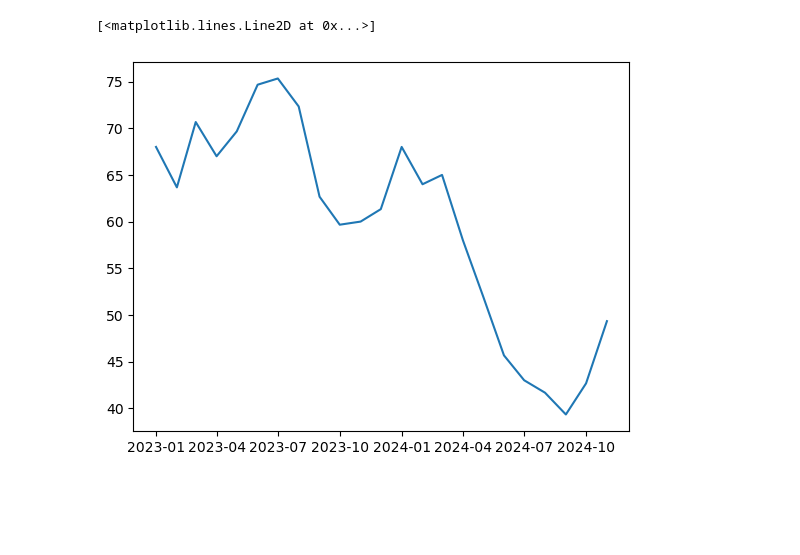
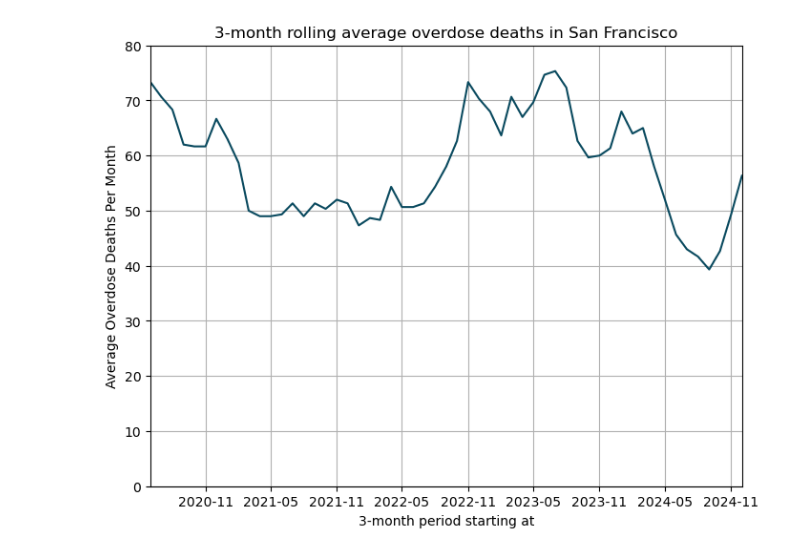
Before and after one commit to jokohn/sf_addiction_charts, a Jupyter notebook: Workspace.ipynb, the cells around one changed output. Saved outputs shown, nothing was run; the diff lists cells and outputs as text; code cells hidden in the pictures; blank space fills up the shorter version.

Commit message:
Fully functional generators for charts

```diff
--- a/Workspace.ipynb
+++ b/Workspace.ipynb
@@ -4,9 +5,9 @@ from matplotlib import pyplot
 from datetime import datetime
 from dateutil.relativedelta import relativedelta
 # %%
-overdoses = pandas.read_csv('overdose_deaths.csv')
-overdose_calls = pandas.read_csv('overdose_calls.csv')
-medication_treatment = pandas.read_csv('treatment.csv')
+deaths = read_csv('overdose_deaths.csv')
+calls = read_csv('overdose_calls.csv')
+medication_treatment = read_csv('treatment.csv')
 # %%
 buprenorphine = medication_treatment[medication_treatment['metric'] == 'Buprenorphine'].sort_values(by='year')
 methadone = medication_treatment[medication_treatment['metric'] == 'Methadone'].sort_values(by='year')
@@ -15,21 +16,35 @@ admissions = medication_treatment[medication_treatment['metric'] == 'SUD Residen
 naloxone = medication_treatment[medication_treatment['metric'] == 'Naloxone'].sort_values(by='reporting_period_start_date')
 # %%
-smoothed_overdoses = []
+smoothed_deaths = []
 months = 3
-start_date = datetime(2023,1,1)
-for i in range(2023,2025):
-    for j in range(1,13):
-        if i == 2024 and j == 15 - months:
-            break
-        date = datetime(i, j, 1)
-        agg = 0
-        for k in [date + relativedelta(months=l) for l in range(months)]:
-            od = overdoses[overdoses['month_start_date'] == k.strftime('%Y/%m/%d')]
-            agg += int(od.iloc[0]['total_deaths'])
-        smoothed_overdoses.append({'date': date, 'avg_ods': agg / months})
+start_date = datetime(2020,6,1)
+end_date = datetime(2025,3,2)
+offset_months = 0
+while start_date + relativedelta(months=offset_months + months) <= end_date:
+    check_date = start_date + relativedelta(months=offset_months)
+    agg = 0
+    for k in [check_date + relativedelta(months=l) for l in range(months)]:
+        od = deaths[deaths['month_start_date'] == k.strftime('%Y/%m/%d')]
+        agg += int(od.iloc[0]['total_deaths'])
+    smoothed_deaths.append({'date': check_date, 'avg_deaths': agg / months})
+    offset_months += 1
+
+fig, ax = plt.subplots(figsize=(8, 6))
+
+locator = mdates.MonthLocator(interval=6)
+year_month_formatter = mdates.DateFormatter("%Y-%m")
+
+ax.xaxis.set_major_locator(locator)
+ax.xaxis.set_major_formatter(year_month_formatter)
+ax.grid()
+ax.set_ylim(0, 80)
+ax.set_xlim(start_date, end_date-relativedelta(months=months))
+ax.set_title(f'{months}-month rolling average overdose deaths in San Francisco')
+ax.set_ylabel('Average Overdose Deaths Per Month')
+ax.set_xlabel(f'{months}-month period starting at')
+
+ax.plot([i['date'] for i in smoothed_deaths],[i['avg_deaths'] for i in smoothed_deaths], color='#0A4A5F')
+plt.savefig('deaths.png')
+# %% [output]
+[figure, added]
-# %%
-pyplot.plot([i['date'] for i in smoothed_overdoses],[i['avg_ods'] for i in smoothed_overdoses])
-# %% [output]
-[<matplotlib.lines.Line2D at 0x...>]
-[figure, removed]
 # %%
```
Also changed, not shown: parts of 14 cells of this notebook, 6 other files.
